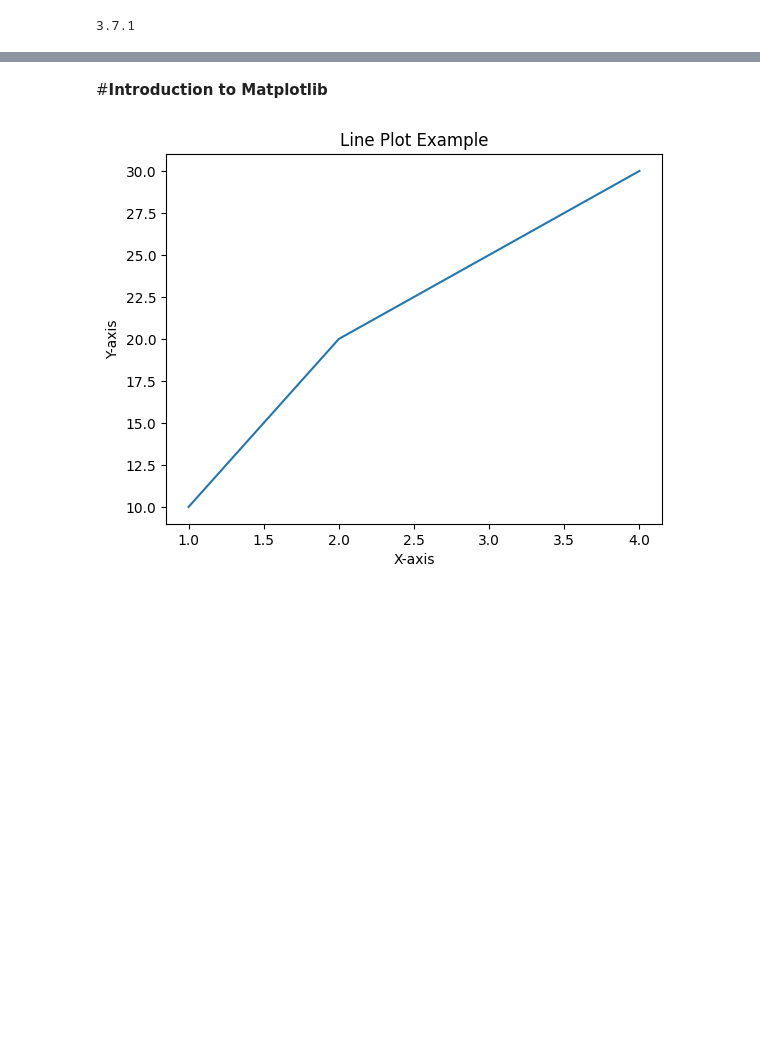
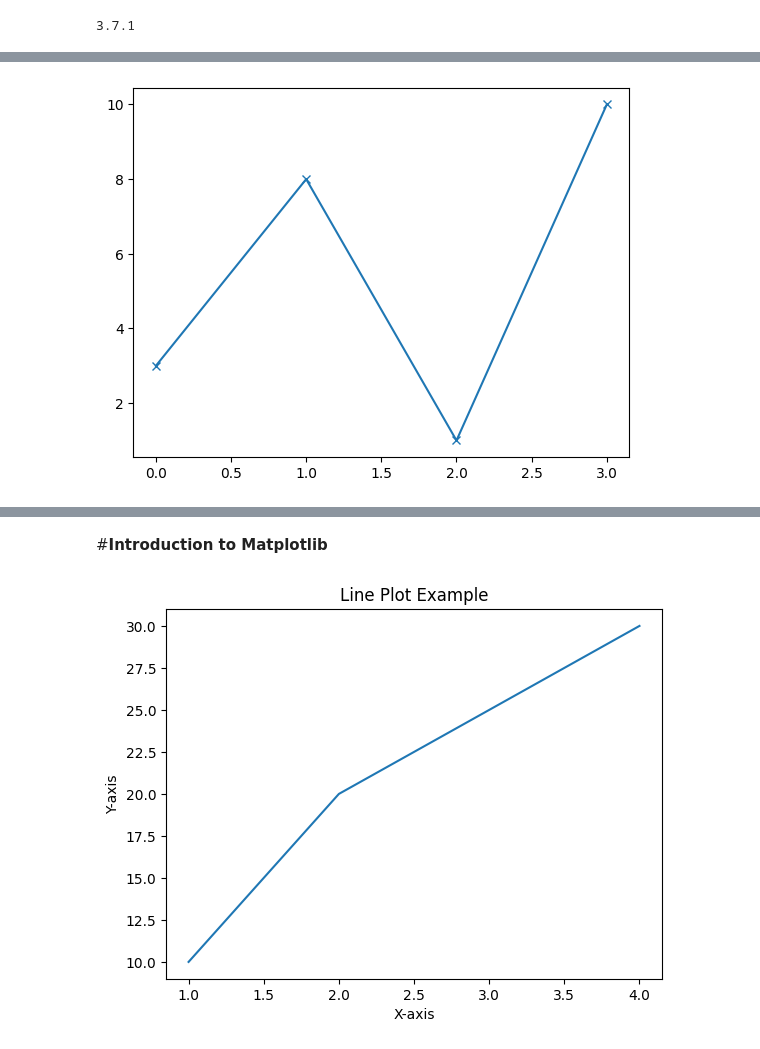
Before and after one commit to CyruzCabilan/VDA-CPE031-CPE21S4, a Jupyter notebook: exercise8 .ipynb, the cells around one changed output, grey strips where cells are left out. Saved outputs shown, nothing was run; the diff lists cells and outputs as text; code cells hidden in the pictures; blank space fills up the shorter version.

```diff
--- a/exercise8 .ipynb
+++ b/exercise8 .ipynb
@@ -21,0 +32,5 @@ plt.show()
+# %%
+plt.plot(arr1, marker='x') #'x' means x marks instead of rings
+plt.show()
+# %% [output]
+[figure, added]
```
Also changed, not shown: parts of 22 cells of this notebook.
